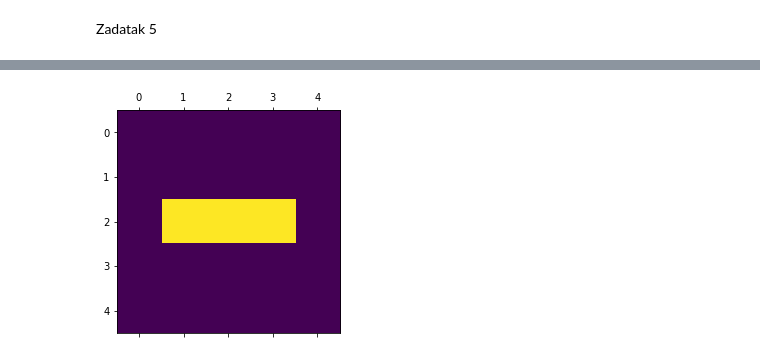
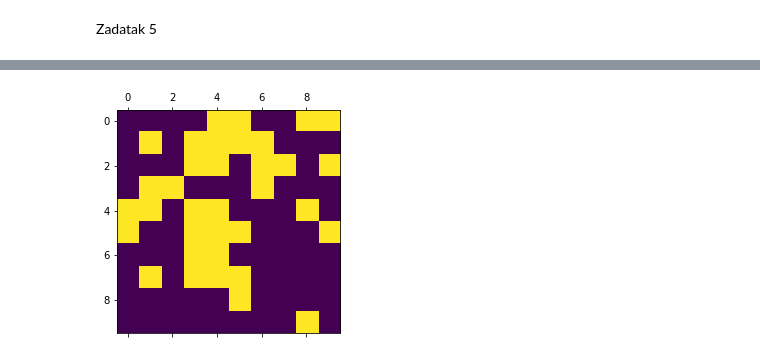
Before and after one commit to andrejadikic/FileLocalImpl, a Jupyter notebook: Domaci1.ipynb, the cells around one changed output, grey strips where cells are left out. Cells and saved outputs as stored; diff of their text form; code cells hidden in the pictures.

```diff
--- a/Domaci1.ipynb
+++ b/Domaci1.ipynb
@@ -223,6 +223,7 @@ key = threading.Lock()
 
 def wakeUp(x,y):
     global n
+    global readcounters
     if( ((x==0 or x==n-1) and (y>0 and y<n-1)) or ((y==0 or y==n-1) and (x>0 and x<n-1)) ) and readcounters[x][y]==5:
       return 1
     elif (x==0 or x==n-1) and (y==0 or y==n-1) and readcounters[x][y]==3:
@@ -256,14 +257,14 @@ def playGame(x,y, iteration=10):
     global readcounters
     global key
 
-    neighbours = 0
     cordinates = [(-1,-1),(-1,0),(-1,1),(0,-1),(0,1),(1,-1),(1,0),(1,1)]
 
     for k in range(iteration):
+      neighbours = 0
       for i,j in cordinates:
-       xx = x+i
-       yy = y+j
-       if(xx>=0 and xx<n and yy>=0 and yy<n):
+        xx = x+i
+        yy = y+j
+        if(xx>=0 and xx<n and yy>=0 and yy<n):
           neighbours += state[xx][yy]
           read_key[xx][yy].acquire()
           readcounters[xx][yy]+=1
@@ -278,19 +279,14 @@ def playGame(x,y, iteration=10):
         read_key[x][y].release()
         time.sleep(0.01)
 
-
-
       state[x][y] = isAlive(state[x][y], neighbours)
-      if(x==0 and y==0):
-        print(f"iteracija:{k}")
+      if(x==n-1 and y==n-1):
+        im = plt.matshow(state, interpolation='None', animated=True);
       condition.acquire() #conditionom zasticen i brojac celija
       count+=1
 
       if count == n ** 2:
         steps.append(copyState(state))
-        # for i in n:
-        #   for j in n:
-        #     read_key[i][j].acquire()
         count = 0;
         condition.notifyAll()
         condition.release()
@@ -326,12 +322,12 @@ iteration = 5
 
 for i in range(n):
   for j in range(n):
-    t = threading.Thread(target=playGame, args=(i,j, iteration))
+    t = threading.Thread(target=playGame, args=(i,j,))
     t.start()
     threads.append(t)
 
 for t in threads:
   t.join()
 
-# anim = animate(steps)
-# HTML(anim.to_html5_video())
+anim = animate(steps)
+HTML(anim.to_html5_video())
@@ -399,17 +474,15 @@ from IPython.display import HTML
 import queue
 
 values = [0,1]
-n=5
-state = np.zeros((n, n)).astype(np.int8)
-state[1][2]=1;
-state[2][2]=1;
-state[3][2]=1;
+n=10
+
+
+state = np.random.choice(values, n*n).reshape(n,n)
+
 
 pool = multiprocessing.Pool(multiprocessing.cpu_count())
 
 def animate(steps):
-    ''' Prima niz matrica (svaka matrica je stanje u jednom koraku simulacije)
-    prikazuje razvoj sistema'''
 
     def init():
       im.set_data(steps[0])
@@ -450,7 +523,11 @@ def playGame(task, state):
 
     for x, y in task:
         z = isAlive(state[x, y], count_alive_cells(x,y))
-        result.append((x, y, z))
+        try:
+          result.append((x, y, z))
+        except Exception as e:
+          print(e)
+
 
     return result
 
@@ -459,32 +536,31 @@ steps = []
 steps.append(state.copy())
 
 
-red = multiprocessing.Queue()
 tasks = []
 results = []
 
 for i in range(n):
     queue = []
     for j in range(n):
         queue.append((i, j))
     tasks.append(queue)
 
 
 for k in range(20):
     for task in tasks:
         results.append(pool.apply_async(playGame, args = (task, state)))
 
     for result in results:
         for tupl in result.get(timeout=3):
             state[tupl[0], tupl[1]] = tupl[2]
 
     steps.append(state.copy())
 
 pool.close()
 pool.join()
 
 anim = animate(steps)
 HTML(anim.to_html5_video())
 # %% [output]
 [interactive output not drawn]
-[figure, old version]
+[figure, new version]
```
Also changed, not shown: parts of 3 cells of this notebook.
